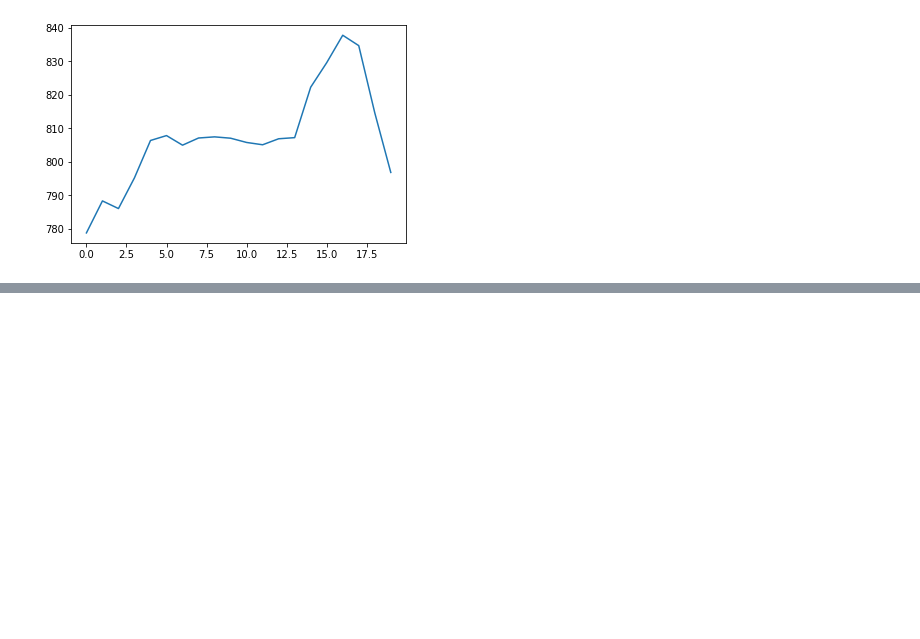
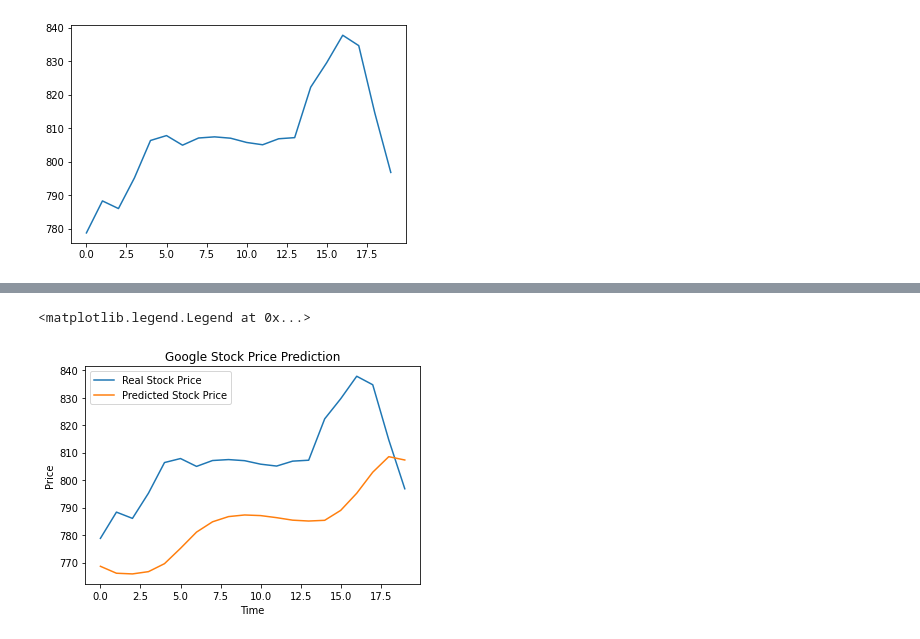
Before and after one commit to shivampip/stock-price-prediction, a Jupyter notebook: Stock_Price_Prediction.ipynb, the cells around one changed output, grey strips where cells are left out. Saved outputs shown, nothing was run; the diff lists cells and outputs as text; code cells hidden in the pictures; blank space fills up the shorter version.

```diff
--- a/Stock_Price_Prediction.ipynb
+++ b/Stock_Price_Prediction.ipynb
@@ -165,0 +205,2 @@ plt.plot(real_stock_price)
+# %%
+X_test= np.array(X_test)
@@ -165,0 +211,2 @@ plt.plot(real_stock_price)
+# %%
+X_test= np.reshape(X_test, (X_test.shape[0], X_test.shape[1], 1))
@@ -165,0 +217,14 @@ plt.plot(real_stock_price)
+# %%
+predicted_stock_price= rnn.predict(X_test)
+# %%
+predicted_stock_price= mms.inverse_transform(predicted_stock_price)
+# %%
+plt.plot(real_stock_price, label="Real Stock Price")
+plt.plot(predicted_stock_price, label="Predicted Stock Price")
+plt.title("Google Stock Price Prediction")
+plt.xlabel("Time")
+plt.ylabel("Price")
+plt.legend()
+# %% [output]
+<matplotlib.legend.Legend at 0x...>
+[figure, added]
```
Also changed, not shown: parts of 16 cells of this notebook.
